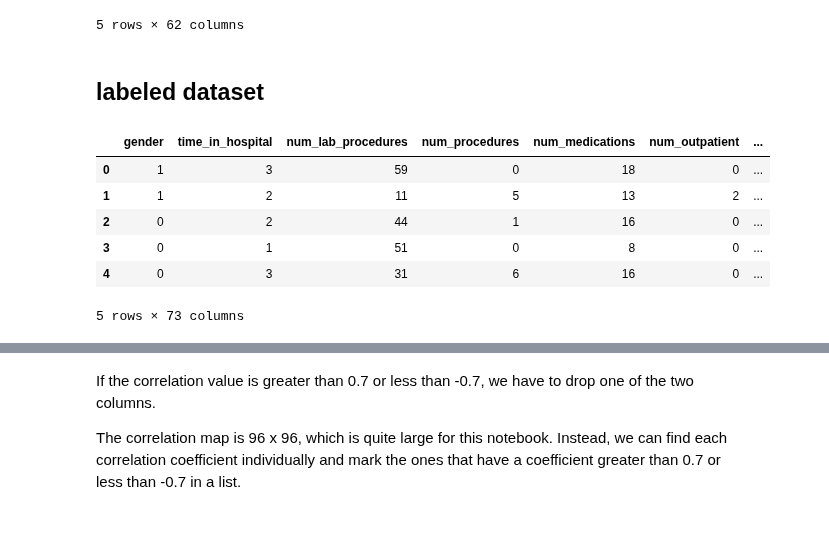
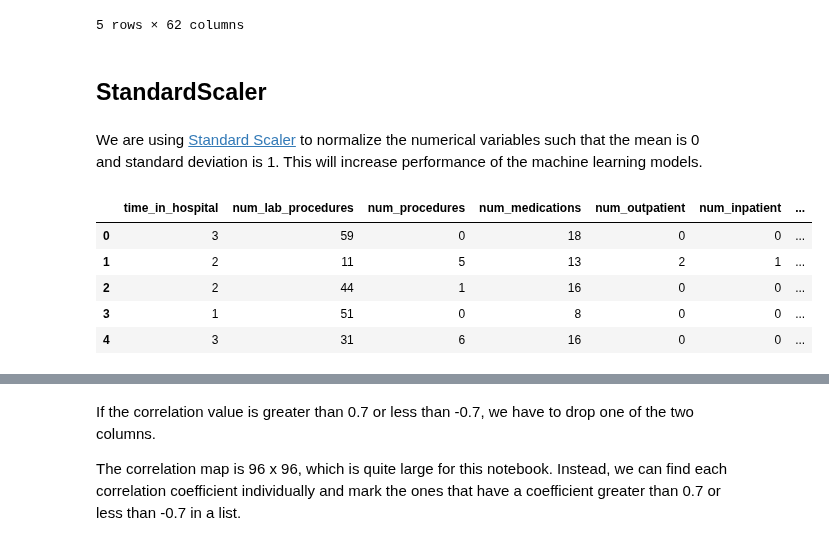
Before and after one commit to annasophiat/diabetic-readmissions, a Jupyter notebook: diabetes_statistical_analysis.ipynb, the cells around one changed output, grey strips where cells are left out. Drawn from its saved outputs; the diff is of its cells as text; code cells hidden in the pictures.

```diff
--- a/diabetes_statistical_analysis.ipynb
+++ b/diabetes_statistical_analysis.ipynb
@@ -26,5 +26,5 @@ from sklearn.preprocessing import LabelEncoder, OneHotEncoder
 # %%
-data = pd.read_csv('diabetes_visual.csv', index_col=0) # import data
+data = pd.read_csv('diabetes_analysis.csv', index_col=0) # import data
 diabetes = data.copy() # save a copy of data as diabetes
 # %%
 diabetes.info()
@@ -462,21 +474,21 @@ all_var.head()
 | 3 | 0 | 0 | 1 | 0 | 0 | 0 | 0 | 0 | 0 | ... |
 | 4 | 0 | 0 | 1 | 0 | 0 | 0 | 0 | 0 | 0 | ... |
 5 rows × 62 columns
-# %% [markdown]
-## labeled dataset
+# %% [markdown]
+## StandardScaler
+# %% [markdown]
+We are using [Standard Scaler](https://scikit-learn.org/stable/modules/generated/sklearn.preprocessing.StandardScaler.html) to normalize the numerical variables such that the mean is 0 and standard deviation is 1. This will increase performance of the machine learning models.
 # %%
-# create new diabetes data with all labeled data
-diabetes_ml = pd.concat([diabetes.gender, diabetes.time_in_hospital, diabetes.num_lab_procedures,
+# standardize numerical variables
+diabetes_scalar = pd.concat([diabetes.time_in_hospital, diabetes.num_lab_procedures,
                          diabetes.num_procedures, diabetes.num_medications, diabetes.num_outpatient,
-                         diabetes.num_inpatient, diabetes.num_diagnoses, diabetes.change,
-                         diabetes.diabetesMed, all_var, diabetes.readmitted], axis=1)
+                         diabetes.num_inpatient, diabetes.num_diagnoses], axis=1)
 
-diabetes_ml.head()
+diabetes_scalar.head()
 # %% [output]
-|  | gender | time_in_hospital | num_lab_procedures | num_procedures | num_medications | num_outpatient | ... |
-| 0 | 1 | 3 | 59 | 0 | 18 | 0 | ... |
-| 1 | 1 | 2 | 11 | 5 | 13 | 2 | ... |
-| 2 | 0 | 2 | 44 | 1 | 16 | 0 | ... |
-| 3 | 0 | 1 | 51 | 0 | 8 | 0 | ... |
-| 4 | 0 | 3 | 31 | 6 | 16 | 0 | ... |
+|  | time_in_hospital | num_lab_procedures | num_procedures | num_medications | num_outpatient | num_inpatient | ... |
+| 0 | 3 | 59 | 0 | 18 | 0 | 0 | ... |
+| 1 | 2 | 11 | 5 | 13 | 2 | 1 | ... |
+| 2 | 2 | 44 | 1 | 16 | 0 | 0 | ... |
+| 3 | 1 | 51 | 0 | 8 | 0 | 0 | ... |
+| 4 | 3 | 31 | 6 | 16 | 0 | 0 | ... |
-5 rows × 73 columns
```
Also changed, not shown: parts of 16 cells of this notebook.
